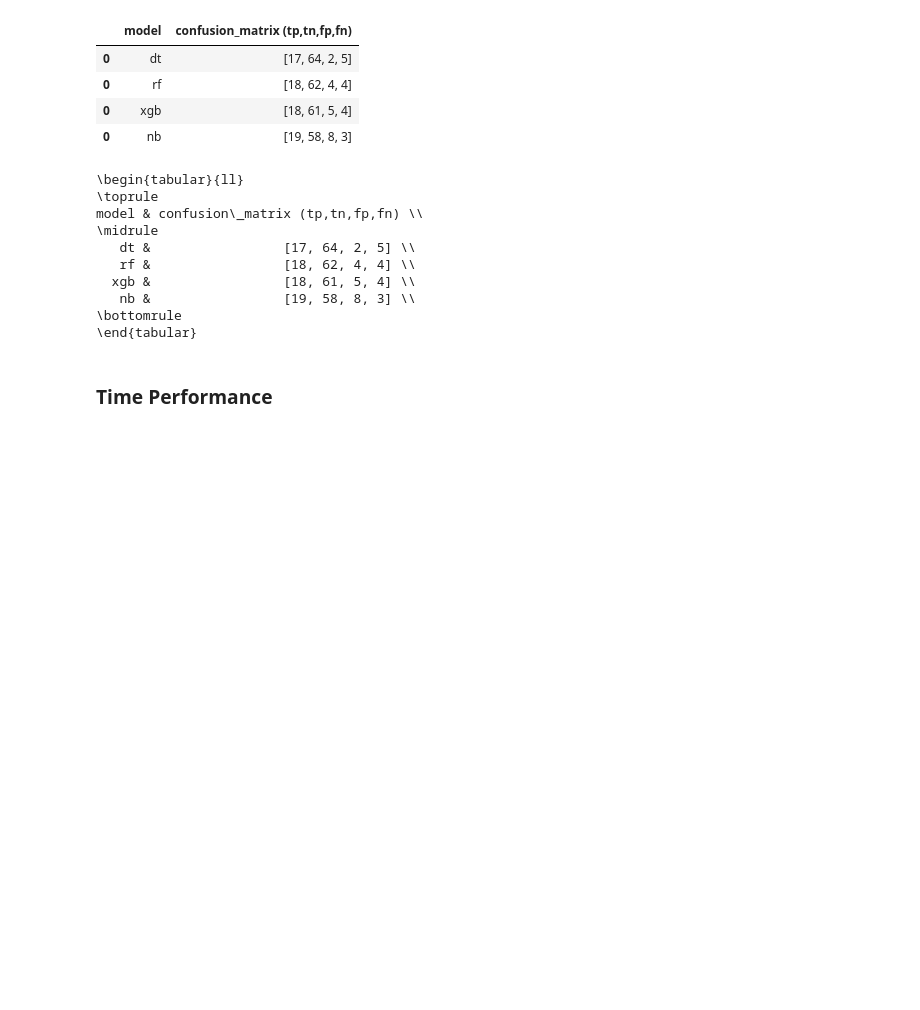
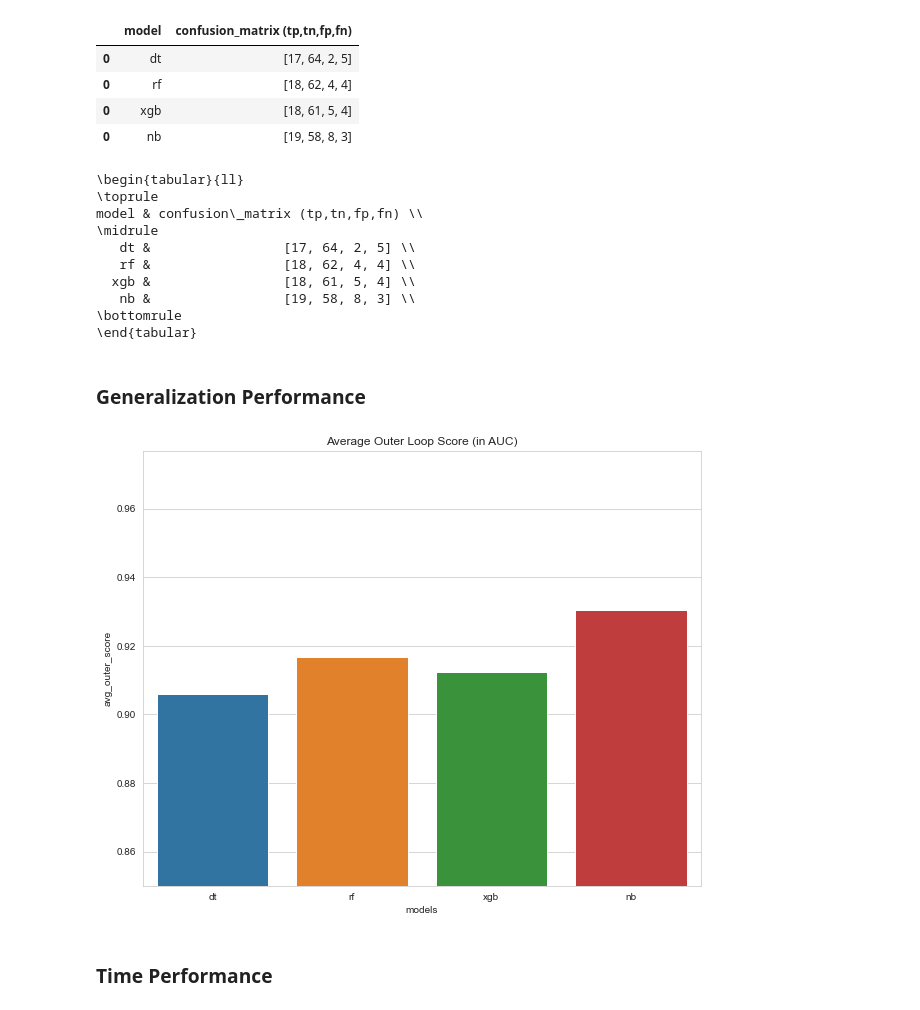
Before and after one commit to bahyhelmihp/web-crawler, a Jupyter notebook: api/datasets/Summary.ipynb, the cells around one changed output. Saved outputs shown, nothing was run; the diff lists cells and outputs as text; code cells hidden in the pictures; blank space fills up the shorter version.

Commit message:
add modular functions, add summary of model generalizaition

```diff
--- a/api/datasets/Summary.ipynb
+++ b/api/datasets/Summary.ipynb
@@ -58,6 +58,23 @@ model & confusion\_matrix (tp,tn,fp,fn) \\
    nb &                 [19, 58, 8, 3] \\
 \bottomrule
 \end{tabular}
+# %% [markdown]
+### Generalization Performance
+# %%
+auc_outer_score = [0.9058618, 0.9166982, 0.912393, 0.9303134]
+models = ['dt', 'rf', 'xgb', 'nb']
+# %%
+df_gen_performance = pd.DataFrame([models, auc_outer_score]).T.rename(columns={0:'models', 1:'avg_outer_score'})
+# %%
+sns.set_style('whitegrid')
+# %%
+plt.figure(figsize=(10,8))
+plt.title("Average Outer Loop Score (in AUC)")
+sns.barplot(x='models', y='avg_outer_score', data=df_gen_performance)
+plt.ylim(0.85)
+plt.show()
+# %% [output]
+[figure, added]
 # %% [markdown]
 ### Time Performance
 # %%
```
Also changed, not shown: 11 other files.
